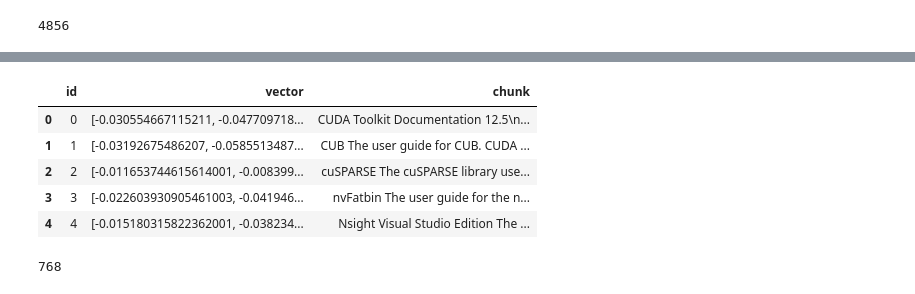
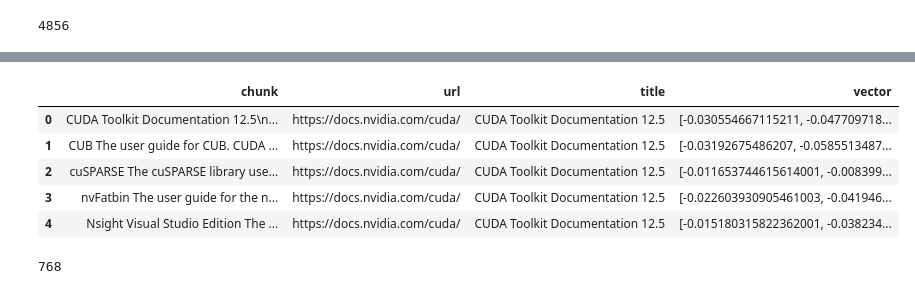
Before and after one commit to bharathraj-v/rag-chat, a Jupyter notebook: main.ipynb, the cells around one changed output, grey strips where cells are left out. Drawn from its saved outputs; the diff is of its cells as text; code cells hidden in the pictures.

```diff
--- a/main.ipynb
+++ b/main.ipynb
@@ -80,16 +126,16 @@ client.list_collections()
 # %%
 import pandas as pd
 
-embedded_chunks = pd.read_json("embedded_chunks.jsonl", lines=True)
+embedded_chunks = pd.read_json("embedded_chunked_texts.jsonl", lines=True)
 
 embedded_chunks.head()
 # %% [output]
-|  | id | vector | chunk |
-| 0 | 0 | [-0.030554667115211, -0.047709718... | CUDA Toolkit Documentation 12.5\n... |
-| 1 | 1 | [-0.03192675486207, -0.0585513487... | CUB The user guide for CUB. CUDA ... |
-| 2 | 2 | [-0.011653744615614001, -0.008399... | cuSPARSE The cuSPARSE library use... |
-| 3 | 3 | [-0.022603930905461003, -0.041946... | nvFatbin The user guide for the n... |
-| 4 | 4 | [-0.015180315822362001, -0.038234... | Nsight Visual Studio Edition The ... |
+|  | chunk | url | title | vector |
+| 0 | CUDA Toolkit Documentation 12.5\n... | https://docs.nvidia.com/cuda/ | CUDA Toolkit Documentation 12.5 | [-0.030554667115211, -0.047709718... |
+| 1 | CUB The user guide for CUB. CUDA ... | https://docs.nvidia.com/cuda/ | CUDA Toolkit Documentation 12.5 | [-0.03192675486207, -0.0585513487... |
+| 2 | cuSPARSE The cuSPARSE library use... | https://docs.nvidia.com/cuda/ | CUDA Toolkit Documentation 12.5 | [-0.011653744615614001, -0.008399... |
+| 3 | nvFatbin The user guide for the n... | https://docs.nvidia.com/cuda/ | CUDA Toolkit Documentation 12.5 | [-0.022603930905461003, -0.041946... |
+| 4 | Nsight Visual Studio Edition The ... | https://docs.nvidia.com/cuda/ | CUDA Toolkit Documentation 12.5 | [-0.015180315822362001, -0.038234... |
 # %%
 len(max(embedded_chunks.vector.to_list(), key=len))
 # %% [output]
```
Also changed, not shown: parts of 37 cells of this notebook, 4 other files.
